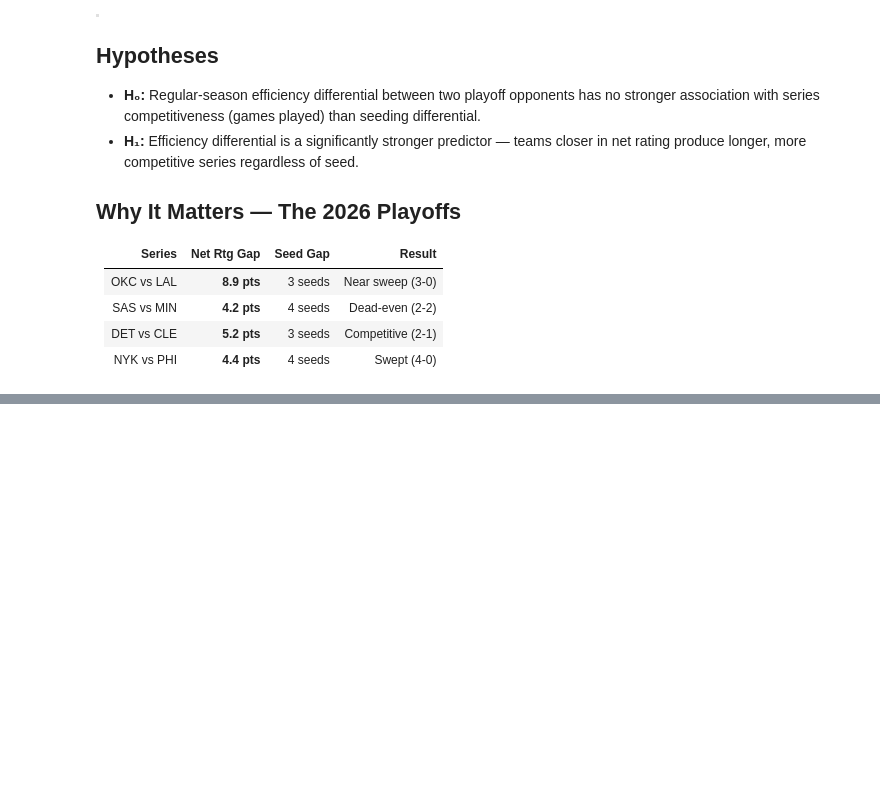
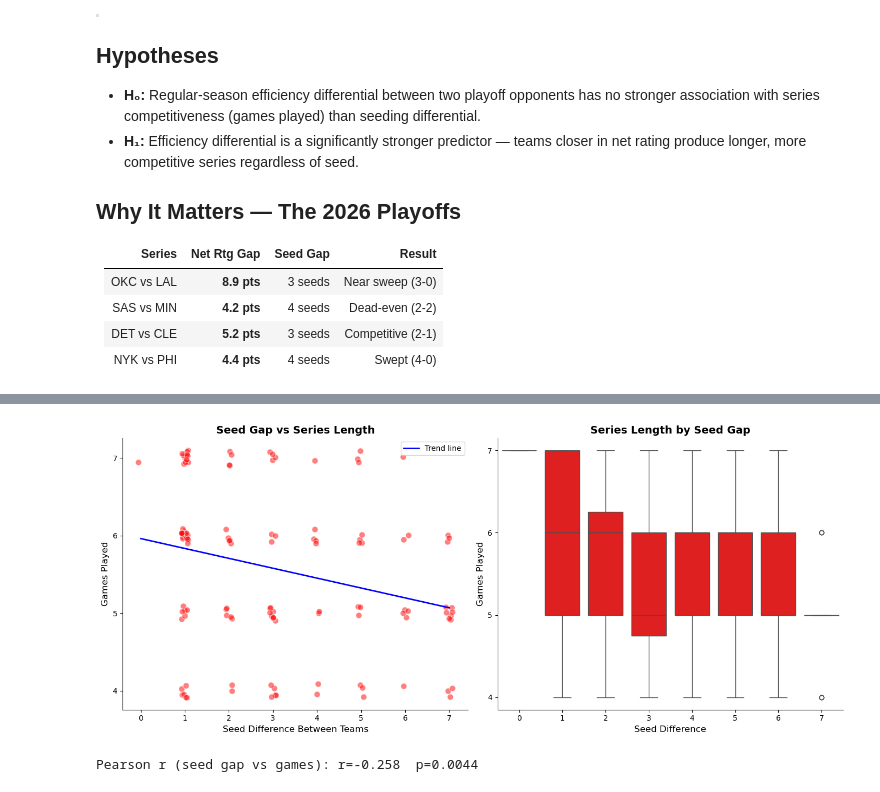
Before and after one commit to HerbertOuma/nba-efficiency-eda, a Jupyter notebook: nba_efficiency_eda.ipynb, the cells around one changed output, grey strips where cells are left out. Saved outputs shown, nothing was run; the diff lists cells and outputs as text; code cells hidden in the pictures; blank space fills up the shorter version.

```diff
--- a/nba_efficiency_eda.ipynb
+++ b/nba_efficiency_eda.ipynb
@@ -229,34 +280,32 @@ print(f'Pearson r (net_rtg_gap vs games): r={r_net:.3f}  p={p_net:.4f}')
 # %%
-# Figure 3: Seed Gap vs Games Played
 fig, axes = plt.subplots(1, 2, figsize=(14, 6))
-jx = np.random.uniform(-0.08,0.08,len(df))
-jy = np.random.uniform(-0.10,0.10,len(df))
-axes[0].scatter(df['seed_gap']+jx, df['games_played']+jy,
+np.random.seed(42)
+jx = np.random.uniform(-0.08, 0.08, len(df))
+jy = np.random.uniform(-0.10, 0.10, len(df))
+
+axes[0].scatter(df['seed_gap'] + jx, df['games_played'] + jy,
                 alpha=0.5, color=NBA_RED, edgecolors='white', s=65)
 z2 = np.polyfit(df['seed_gap'], df['games_played'], 1)
-p2 = np.poly1d(z2)
-xl2 = np.linspace(df['seed_gap'].min(), df['seed_gap'].max(), 200)
-axes[0].plot(xl2, p2(xl2), color=NBA_BLUE, linewidth=2.5, label='OLS trend')
-axes[0].set_title('Seed Gap → Series Length', fontweight='bold')
-axes[0].set_xlabel('|Seed Differential|')
+xl2 = np.linspace(df['seed_gap'].min(), df['seed_gap'].max(), 100)
+axes[0].plot(xl2, z2[0] * xl2 + z2[1], color=NBA_BLUE, linewidth=2, label='Trend line')
+axes[0].set_title('Seed Gap vs Series Length', fontweight='bold')
+axes[0].set_xlabel('Seed Difference Between Teams')
 axes[0].set_ylabel('Games Played')
-axes[0].set_yticks([4,5,6,7])
+axes[0].set_yticks([4, 5, 6, 7])
 axes[0].legend()
 
-df.boxplot(column='games_played', by='seed_gap', ax=axes[1],
-           boxprops=dict(color=NBA_RED), medianprops=dict(color=NBA_BLUE, linewidth=2),
-           whiskerprops=dict(color=NBA_RED), capprops=dict(color=NBA_RED),
-           flierprops=dict(marker='o', color=NBA_GREY, alpha=0.5))
+sns.boxplot(data=df, x='seed_gap', y='games_played', ax=axes[1], color=NBA_RED)
 axes[1].set_title('Series Length by Seed Gap', fontweight='bold')
-axes[1].set_xlabel('Seed Differential')
+axes[1].set_xlabel('Seed Difference')
 axes[1].set_ylabel('Games Played')
-axes[1].set_yticks([4,5,6,7])
-plt.suptitle('')
+axes[1].set_yticks([4, 5, 6, 7])
+
 plt.tight_layout()
-plt.suptitle('Figure 3: Seed Gap Is a Noisier Signal', y=1.02,
-             fontsize=13, fontweight='bold')
 plt.show()
 
 r_seed, p_seed = stats.pearsonr(df['seed_gap'], df['games_played'])
-print(f'Pearson r (seed_gap vs games):    r={r_seed:.3f}  p={p_seed:.4f}')
+print(f'Pearson r (seed gap vs games): r={r_seed:.3f}  p={p_seed:.4f}')
+# %% [output]
+[figure, added]
+Pearson r (seed gap vs games): r=-0.258  p=0.0044
 # %%
```
Also changed, not shown: parts of 27 cells of this notebook.
